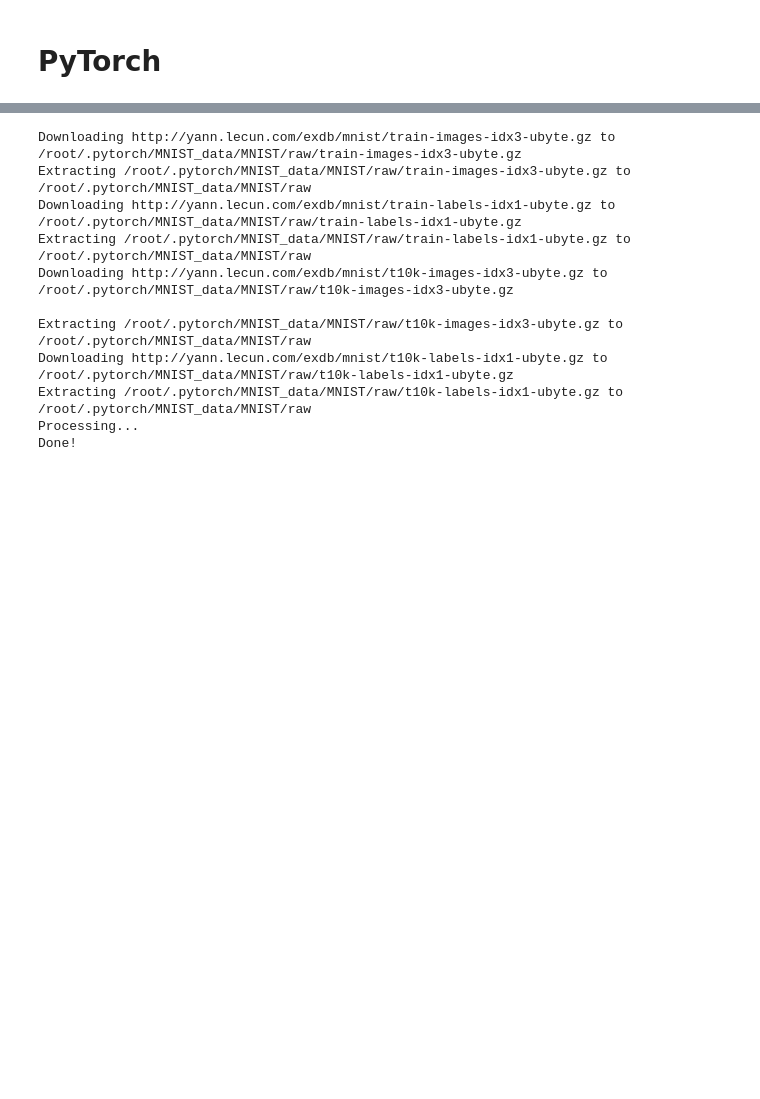
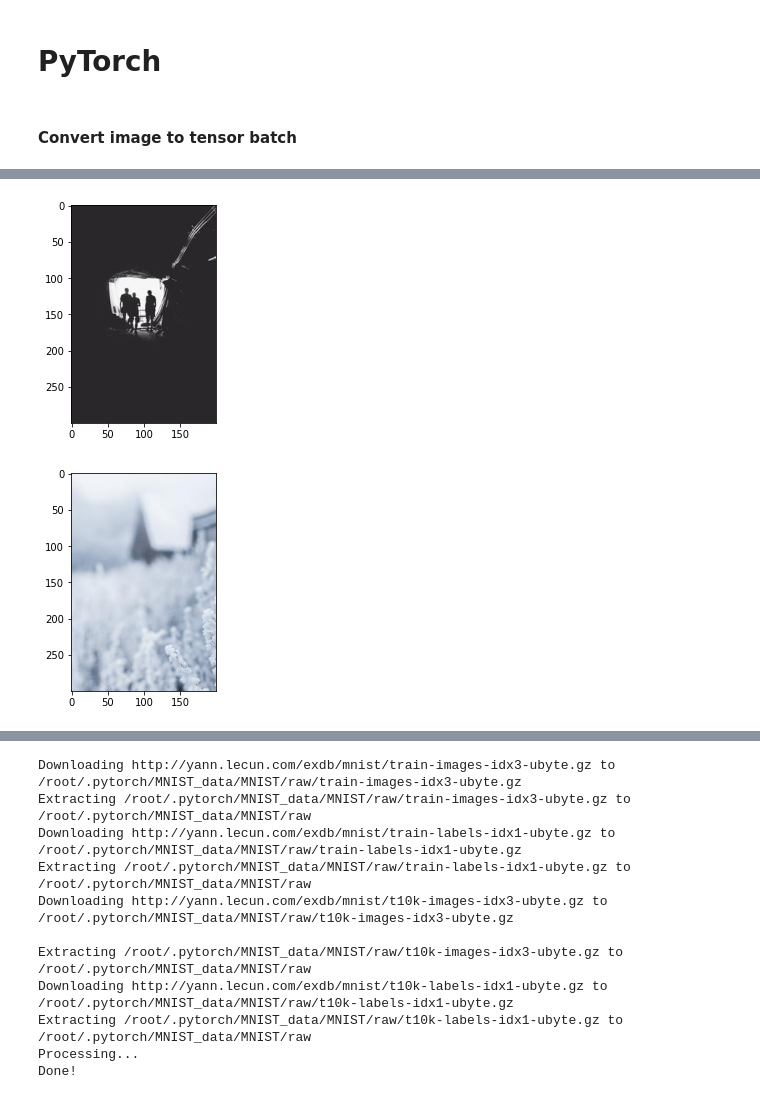
Before and after one commit to gwillig/maschine-learning-notebooks-for-interns, a Jupyter notebook: example.ipynb, the cells around one changed output, grey strips where cells are left out. Drawn from its saved outputs; the diff is of its cells as text; code cells hidden in the pictures; blank space fills up the shorter version.

Commit message:
MOD| Add an example how to convert an numpy array to a tensor_batch

```diff
--- a/example.ipynb
+++ b/example.ipynb
@@ -451,3 +451,79 @@ optimize.minimize_scalar(cost_f)
        x: 0.0
 # %% [markdown]
 # PyTorch
+# %% [markdown]
+#### Convert image to tensor batch
+# %%
+
+import torch
+import torch.nn as nn
+import torch.nn.functional as F
+import matplotlib.pyplot as plt
+import matplotlib.image as mpimg
+import cv2
+import numpy as np
+from PIL import Image
+import requests
+from io import BytesIO
+import torchvision
+%matplotlib inline
+
+'#1.Step: Define url'
+url = "https://picsum.photos/200/300"
+response = requests.get(url)
+'#2.Step: Load image'
+img = Image.open(BytesIO(response.content))
+
+
+'#3.step: Convert to numpy array with the shape height, width, dimensions'
+images = np.array(img)
+print("#"*10)
+print(f"shape of the numpy: height x width x dimensions")
+print(f"shape of the numpy array: {images.shape} ")
+print(f"height:{images.shape[0]}, width:{images.shape[1]}, dimensions: {images.shape[2]}")
+
+'#4.Step: Convert to tensor. The shape of a tensor is dimensions, height, width. So the place of the dimension got swapped '
+tensor = torchvision.transforms.ToTensor()(images)
+print("#"*10)
+print(f"shape of the tensor: dimensions x height x width")
+print(f"shape of the tensor: {tensor.shape} ")
+print(f"dimensions:{tensor.shape[0]}, height:{tensor.shape[1]}, width: {tensor.shape[2]}")
+
+'#5.Step: Convert to a tensor batch, in oder that DNN can read it'
+print("#"*10)
+tensor_batch = tensor.unsqueeze(0)
+print(f"shape of the tensor batch: size x  dimensions x height x width")
+print(f"shape of the tensor: {tensor_batch.shape} ")
+print(f"size:{tensor_batch.shape[0]}, dimensions:{tensor_batch.shape[1]}, height: {tensor_batch.shape[2]}, width: {tensor_batch.shape[3]}")
+
+'#6.Step: Convert back to PIL to show that image hasnt change throught the convertion process'
+'#6.1.Step: Select first tensor in batch and convert it'
+reverse_transformation= torchvision.transforms.functional.to_pil_image(tensor_batch[0])
+plt.imshow(reverse_transformation)
+plt.show()
+
+def url_tensor_batch(url):
+  """
+  @description:
+    Converts based on an url path an image to an tensor batch.
+  @args:
+    url (str): "https://picsum.photos/200/300"
+  @return:
+    tensor_batch (pytorch.tensor)
+  """
+  '#1.step: request image'
+  response = requests.get(url)
+  '#2.Step: Load image'
+  img = Image.open(BytesIO(response.content))
+  '#3.step: Convert to numpy array with the shape height, width, dimensions'
+  images = np.array(img)
+  '#4.Step: Convert to tensor. The shape of a tensor is dimensions, height, width. So the place of the dimension got swapped '
+  tensor = torchvision.transforms.ToTensor()(images)
+  '#5.Step: Convert to a tensor batch, in oder that DNN can read it'
+  tensor_batch = tensor.unsqueeze(0)
+  '#6.1.Step: Select first tensor in batch and convert it'
+  reverse_transformation= torchvision.transforms.functional.to_pil_image(tensor_batch[0])
+  plt.imshow(reverse_transformation)
+  plt.show()
+  return tensor_batch
+# %% [output]
@@ -453,0 +542,2 @@ optimize.minimize_scalar(cost_f)
+[figure, added]
+[figure, added]
```
Also changed, not shown: parts of 4 cells of this notebook.
